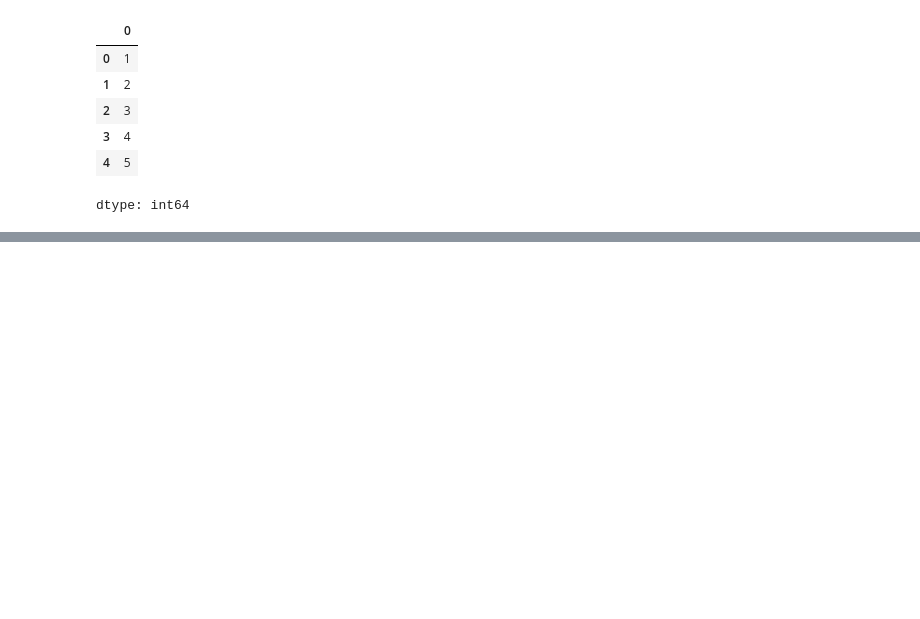
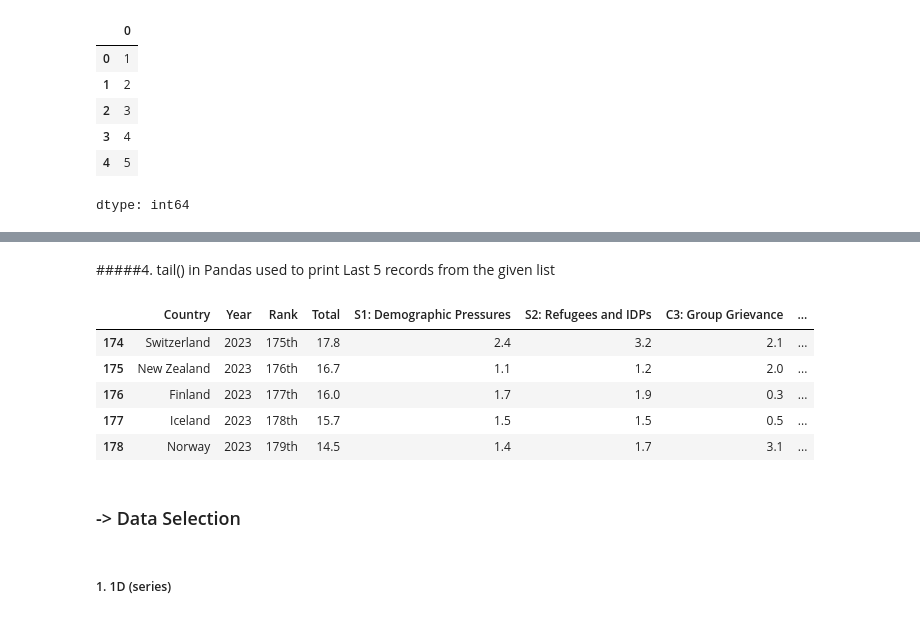
Before and after one commit to MohdAffan27/AI-Learning-Journey, a Jupyter notebook: 03_PANDAS/PandasTutorial.ipynb, the cells around one changed output, grey strips where cells are left out. Cells and saved outputs as stored; diff of their text form; code cells hidden in the pictures; blank space fills up the shorter version.

```diff
--- a/03_PANDAS/PandasTutorial.ipynb
+++ b/03_PANDAS/PandasTutorial.ipynb
@@ -32,0 +117,16 @@ dtype: int64
+# %% [markdown]
+#####4. tail() in Pandas
+used to print Last 5 records from the given list
+# %%
+df.tail()
+# %% [output]
+|  | Country | Year | Rank | Total | S1: Demographic Pressures | S2: Refugees and IDPs | C3: Group Grievance | ... |
+| 174 | Switzerland | 2023 | 175th | 17.8 | 2.4 | 3.2 | 2.1 | ... |
+| 175 | New Zealand | 2023 | 176th | 16.7 | 1.1 | 1.2 | 2.0 | ... |
+| 176 | Finland | 2023 | 177th | 16.0 | 1.7 | 1.9 | 0.3 | ... |
+| 177 | Iceland | 2023 | 178th | 15.7 | 1.5 | 1.5 | 0.5 | ... |
+| 178 | Norway | 2023 | 179th | 14.5 | 1.4 | 1.7 | 3.1 | ... |
+# %% [markdown]
+### -> Data Selection
+# %% [markdown]
+##### 1. 1D (series)
```
Also changed, not shown: parts of 20 cells of this notebook.
